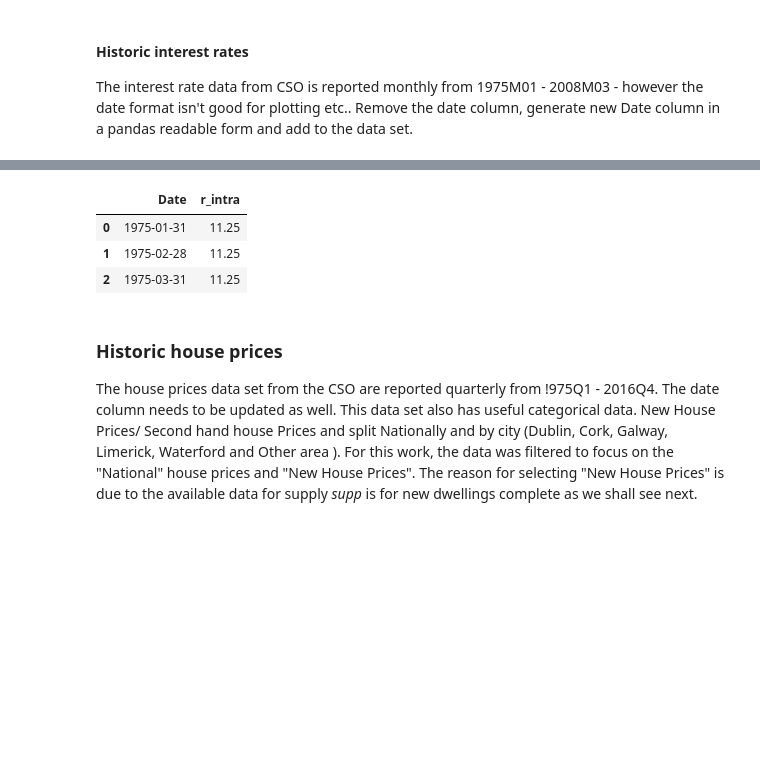
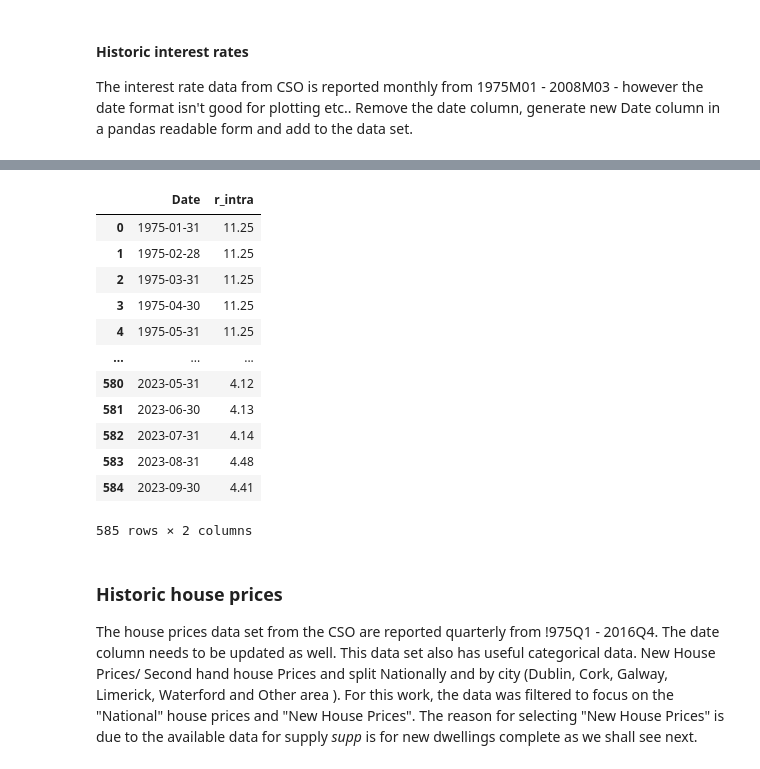
Before and after one commit to shanekeenan/prog_data_analysis, a Jupyter notebook: project1/project1.ipynb, the cells around one changed output, grey strips where cells are left out. Cells and saved outputs as stored; diff of their text form; code cells hidden in the pictures; blank space fills up the shorter version.

```diff
--- a/project1/project1.ipynb
+++ b/project1/project1.ipynb
@@ -161,16 +161,25 @@ real_intra
 # %%
-# make a new date dataframe for the monthly data - 399 months in date range
-idx = pd.date_range("1975-01-01", periods = 399, freq ="M" )  # stating Jan 1975 - Mar 2008 - 399 months of data
+# make a new date dataframe for the monthly data - 585 months in date range
+idx = pd.date_range("1975-01-01", periods = 585, freq ="M" )  # stating Jan 1975 - Sep 2023 - 585 months of data
 df_idx = pd.DataFrame(idx, columns=['Date'])
 #df_idx.head()
 real_intra = real_intra.drop(columns=['date'])
 real_intra_idx = pd.concat([df_idx, real_intra], axis = 1)
-real_intra_idx.head(3) # it worked !
+real_intra_idx # it worked !
 # %% [output]
 |  | Date | r_intra |
 | 0 | 1975-01-31 | 11.25 |
 | 1 | 1975-02-28 | 11.25 |
 | 2 | 1975-03-31 | 11.25 |
+| 3 | 1975-04-30 | 11.25 |
+| 4 | 1975-05-31 | 11.25 |
+| ... | ... | ... |
+| 580 | 2023-05-31 | 4.12 |
+| 581 | 2023-06-30 | 4.13 |
+| 582 | 2023-07-31 | 4.14 |
+| 583 | 2023-08-31 | 4.48 |
+| 584 | 2023-09-30 | 4.41 |
+585 rows × 2 columns
 # %% [markdown]
 ### Historic house prices
 The house prices data set from the CSO are reported quarterly from !975Q1 - 2016Q4. The date column needs to be updated as well.
```
Also changed, not shown: parts of 18 cells of this notebook, 2 other files.
